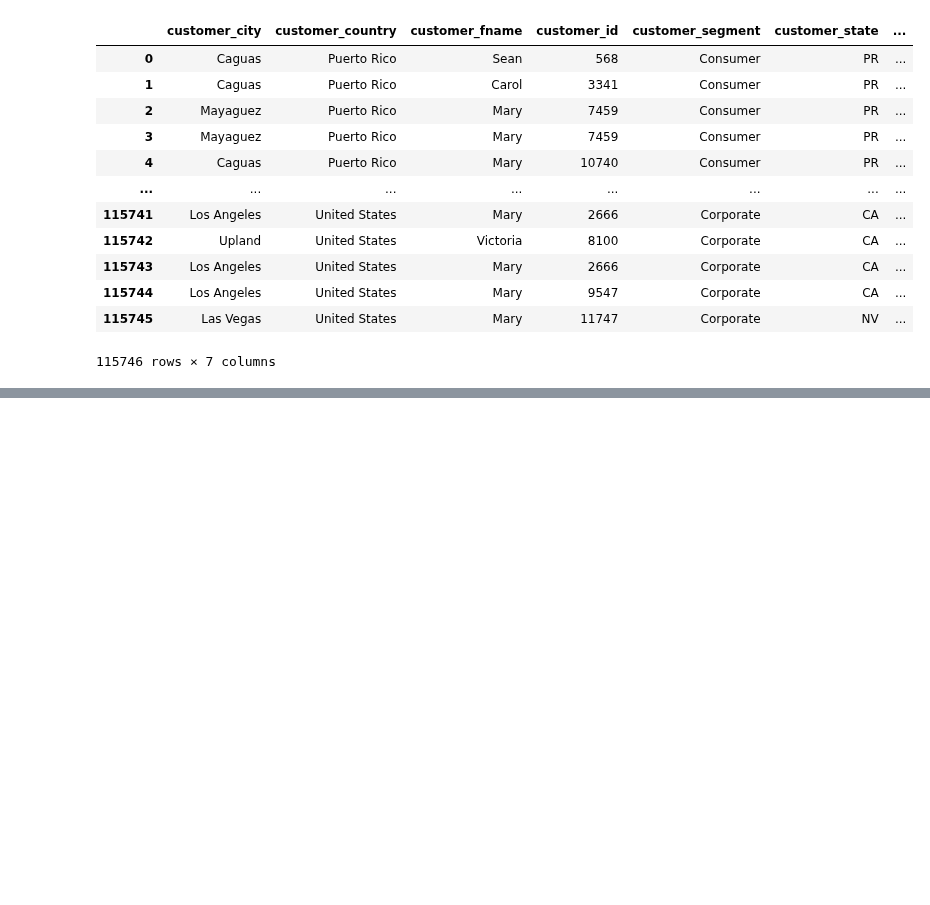
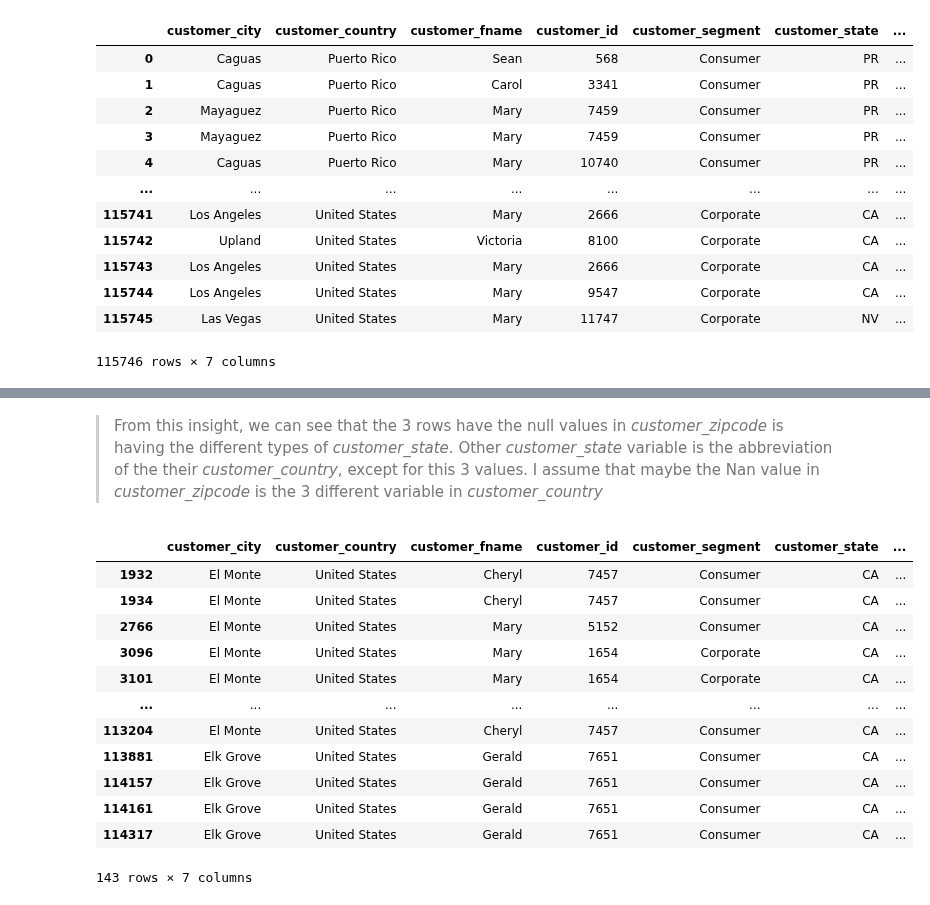
Before and after one commit to Phuong181003/ecommerce, a Jupyter notebook: ecommerce_data.ipynb, the cells around one changed output, grey strips where cells are left out. Cells and saved outputs as stored; diff of their text form; code cells hidden in the pictures; blank space fills up the shorter version.

```diff
--- a/ecommerce_data.ipynb
+++ b/ecommerce_data.ipynb
@@ -98,0 +137,18 @@ df_cus
+# %% [markdown]
+> From this insight, we can see that the 3 rows have the null values in *customer_zipcode* is having the different types of *customer_state*. Other *customer_state* variable is the abbreviation of the their *customer_country*, except for this 3 values. I assume that maybe the Nan value in *customer_zipcode* is the 3 different variable in *customer_country*
+# %%
+df_cus[(df_cus["customer_zipcode"] == 91732) | (df_cus["customer_zipcode"] == 95758)]
+# %% [output]
+|  | customer_city | customer_country | customer_fname | customer_id | customer_segment | customer_state | ... |
+| 1932 | El Monte | United States | Cheryl | 7457 | Consumer | CA | ... |
+| 1934 | El Monte | United States | Cheryl | 7457 | Consumer | CA | ... |
+| 2766 | El Monte | United States | Mary | 5152 | Consumer | CA | ... |
+| 3096 | El Monte | United States | Mary | 1654 | Corporate | CA | ... |
+| 3101 | El Monte | United States | Mary | 1654 | Corporate | CA | ... |
+| ... | ... | ... | ... | ... | ... | ... | ... |
+| 113204 | El Monte | United States | Cheryl | 7457 | Consumer | CA | ... |
+| 113881 | Elk Grove | United States | Gerald | 7651 | Consumer | CA | ... |
+| 114157 | Elk Grove | United States | Gerald | 7651 | Consumer | CA | ... |
+| 114161 | Elk Grove | United States | Gerald | 7651 | Consumer | CA | ... |
+| 114317 | Elk Grove | United States | Gerald | 7651 | Consumer | CA | ... |
+143 rows × 7 columns
```
Also changed, not shown: parts of 6 cells of this notebook.
